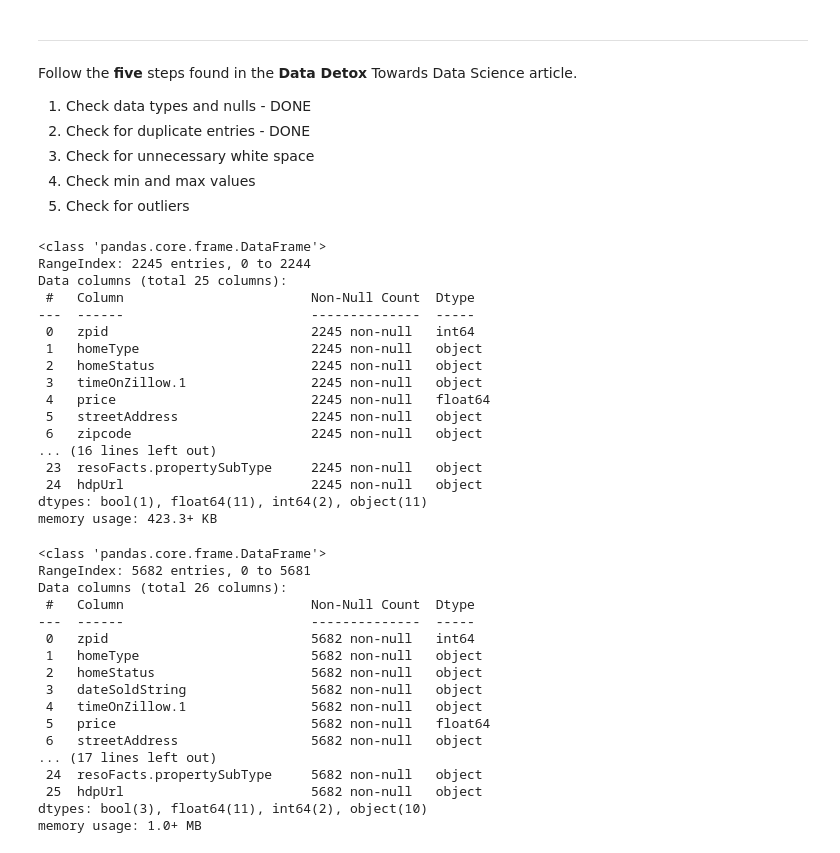
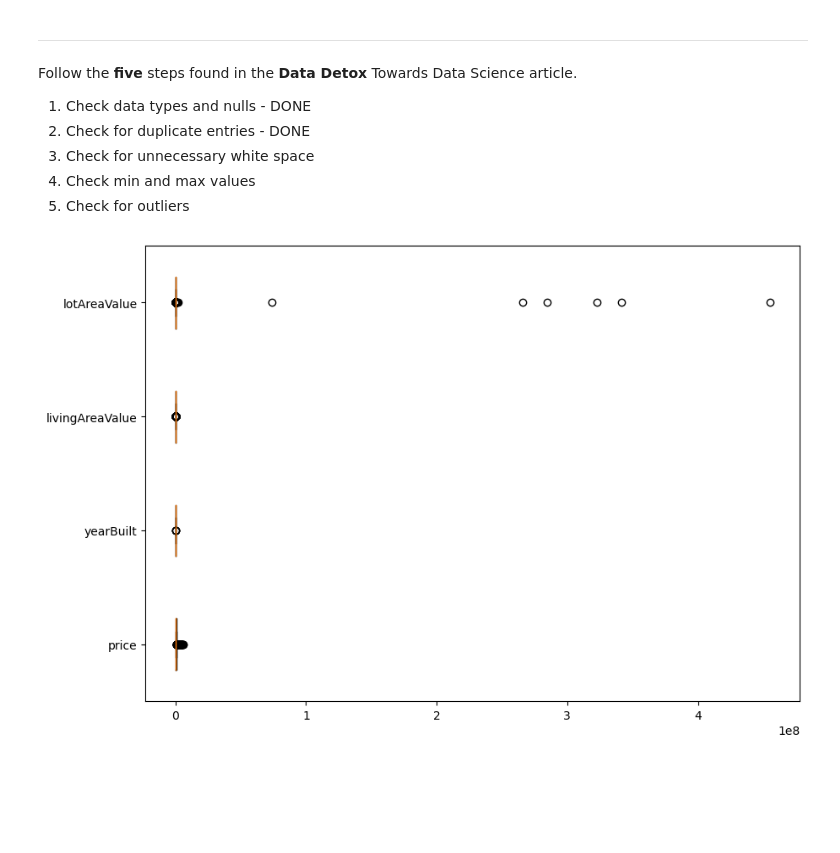
Before and after one commit to Jonathan-Tiede/RealEstate_Recommender, a Jupyter notebook: dataWrangling.ipynb, the cells around one changed output. Saved outputs shown, nothing was run; the diff lists cells and outputs as text; code cells hidden in the pictures; blank space fills up the shorter version.

Commit message:
dataWrangling tentatively complete

```diff
--- a/dataWrangling.ipynb
+++ b/dataWrangling.ipynb
@@ -161,9 +178,5 @@ df_recentlySold_trunc['newConstructionType'] = df_recentlySold_trunc['newConstru
 
 # Need to keep lotAreaUnits and livingAreaUnits consistently set to Square Feet.
 # Will need to create a function to deal with these.
-temp = df_forSale_trunc[['lotAreaValue','lotAreaUnits']]
-temp = areaUnitConversion(temp)
-# df_forSale_trunc[['lotAreaValue','lotAreaUnits']] = areaUnitConversion(temp)
-# temp = df_recentlySold_trunc[['lotAreaValue','lotAreaUnits']]
-# df_recentlySold_trunc[['lotAreaValue','lotAreaUnits']] = areaUnitConversion(temp)
-del temp
+df_forSale_trunc[['lotAreaValue','lotAreaUnits']] = areaUnitConversion(df_forSale_trunc[['lotAreaValue','lotAreaUnits']])
+df_recentlySold_trunc[['lotAreaValue','lotAreaUnits']] = areaUnitConversion(df_recentlySold_trunc[['lotAreaValue','lotAreaUnits']])
@@ -221,43 +212,14 @@ Follow the **five** steps found in the **Data Detox** Towards Data Science artic
 3) Check for unnecessary white space
 4) Check min and max values
 5) Check for outliers
-# %%
-df_forSale_trunc.info()
-# %% [output]
-<class 'pandas.core.frame.DataFrame'>
-RangeIndex: 2245 entries, 0 to 2244
-Data columns (total 25 columns):
- #   Column                        Non-Null Count  Dtype
----  ------                        --------------  -----
- 0   zpid                          2245 non-null   int64
- 1   homeType                      2245 non-null   object
- 2   homeStatus                    2245 non-null   object
- 3   timeOnZillow.1                2245 non-null   object
- 4   price                         2245 non-null   float64
- 5   streetAddress                 2245 non-null   object
- 6   zipcode                       2245 non-null   object
-... (16 lines left out)
- 23  resoFacts.propertySubType     2245 non-null   object
- 24  hdpUrl                        2245 non-null   object
-dtypes: bool(1), float64(11), int64(2), object(11)
-memory usage: 423.3+ KB
-# %%
-df_recentlySold_trunc.info()
-# %% [output]
-<class 'pandas.core.frame.DataFrame'>
-RangeIndex: 5682 entries, 0 to 5681
-Data columns (total 26 columns):
- #   Column                        Non-Null Count  Dtype
----  ------                        --------------  -----
- 0   zpid                          5682 non-null   int64
- 1   homeType                      5682 non-null   object
- 2   homeStatus                    5682 non-null   object
- 3   dateSoldString                5682 non-null   object
- 4   timeOnZillow.1                5682 non-null   object
- 5   price                         5682 non-null   float64
- 6   streetAddress                 5682 non-null   object
-... (17 lines left out)
- 24  resoFacts.propertySubType     5682 non-null   object
- 25  hdpUrl                        5682 non-null   object
-dtypes: bool(3), float64(11), int64(2), object(10)
-memory usage: 1.0+ MB
+# %%
+# Create box plot for all numeric data. Check for outliers.
+
+fig = plt.figure(figsize =(10, 7))
+ax = fig.add_subplot(111)
+
+ax.boxplot(df_forSale_trunc[['price','yearBuilt','livingAreaValue','lotAreaValue']], vert=False)
+ax.set_yticklabels(['price','yearBuilt','livingAreaValue','lotAreaValue'])
+plt.show()
+# %% [output]
+[figure, added]
```
Also changed, not shown: parts of 9 cells of this notebook.
